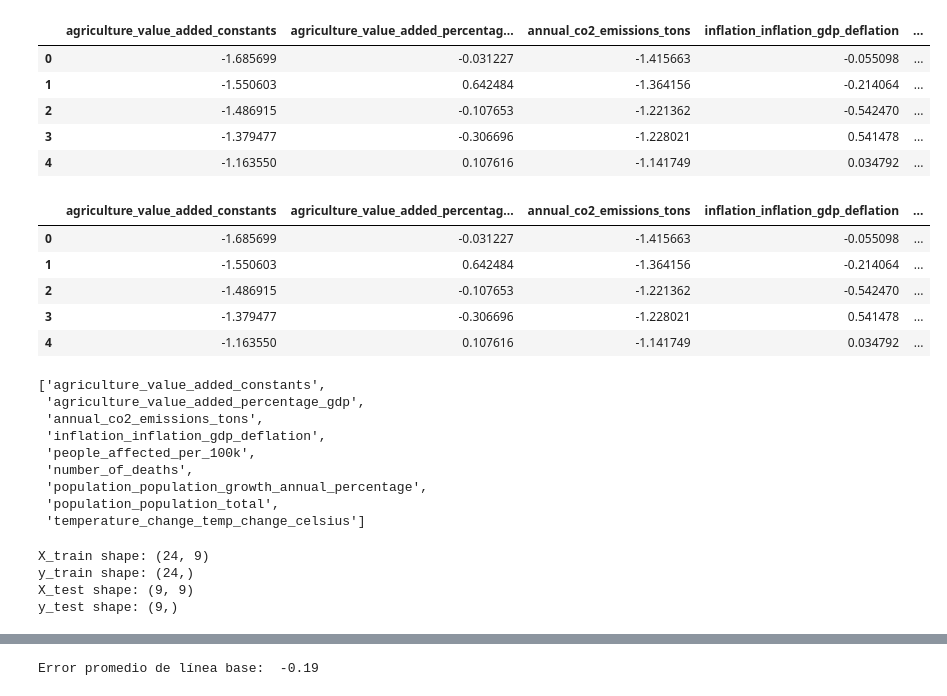
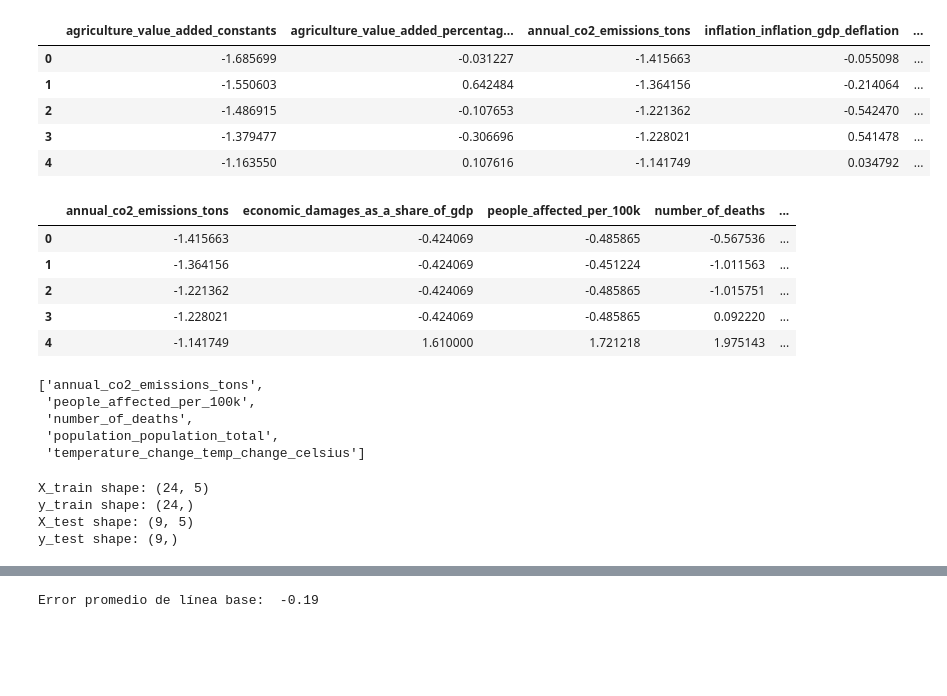
Before and after one commit to LAURYMEOW/Machine-Leraning-Project, a Jupyter notebook: Respaldo/Machine_learning/Notebook.2/PAKISTAN_Correlation_Analysis and Linear Regression Model.ipynb, the cells around one changed output, grey strips where cells are left out. Saved outputs shown, nothing was run; the diff lists cells and outputs as text; code cells hidden in the pictures; blank space fills up the shorter version.

```diff
--- a/Respaldo/Machine_learning/Notebook.2/PAKISTAN_Correlation_Analysis and Linear Regression Model.ipynb
+++ b/Respaldo/Machine_learning/Notebook.2/PAKISTAN_Correlation_Analysis and Linear Regression Model.ipynb
@@ -1732,15 +1732,15 @@ df_scaled.head()
 | 3 | -1.379477 | -0.306696 | -1.228021 | 0.541478 | ... |
 | 4 | -1.163550 | 0.107616 | -1.141749 | 0.034792 | ... |
 # %%
-df_scaled=df_scaled.drop(['residual'],axis=1)
+df_scaled=df_scaled.drop(['agriculture_value_added_constants','agriculture_value_added_percentage_gdp','population_population_growth_annual_percentage','inflation_inflation_gdp_deflation','residual'],axis=1)
 df_scaled.head()
 # %% [output]
-|  | agriculture_value_added_constants | agriculture_value_added_percentag... | annual_co2_emissions_tons | inflation_inflation_gdp_deflation | ... |
-| 0 | -1.685699 | -0.031227 | -1.415663 | -0.055098 | ... |
-| 1 | -1.550603 | 0.642484 | -1.364156 | -0.214064 | ... |
-| 2 | -1.486915 | -0.107653 | -1.221362 | -0.542470 | ... |
-| 3 | -1.379477 | -0.306696 | -1.228021 | 0.541478 | ... |
-| 4 | -1.163550 | 0.107616 | -1.141749 | 0.034792 | ... |
+|  | annual_co2_emissions_tons | economic_damages_as_a_share_of_gdp | people_affected_per_100k | number_of_deaths | ... |
+| 0 | -1.415663 | -0.424069 | -0.485865 | -0.567536 | ... |
+| 1 | -1.364156 | -0.424069 | -0.451224 | -1.011563 | ... |
+| 2 | -1.221362 | -0.424069 | -0.485865 | -1.015751 | ... |
+| 3 | -1.228021 | -0.424069 | -0.485865 | 0.092220 | ... |
+| 4 | -1.141749 | 1.610000 | 1.721218 | 1.975143 | ... |
 # %%
 # Set independent and dependent variables
 y = np.array(df_scaled['economic_damages_as_a_share_of_gdp'])
@@ -1749,13 +1749,9 @@ X = df_scaled.drop(['economic_damages_as_a_share_of_gdp'],axis=1)
 feature_list = list(X.columns)
 feature_list
 # %% [output]
-['agriculture_value_added_constants',
- 'agriculture_value_added_percentage_gdp',
- 'annual_co2_emissions_tons',
- 'inflation_inflation_gdp_deflation',
+['annual_co2_emissions_tons',
  'people_affected_per_100k',
  'number_of_deaths',
- 'population_population_growth_annual_percentage',
  'population_population_total',
  'temperature_change_temp_change_celsius']
 # %%
@@ -1769,7 +1765,7 @@ print('y_train shape:', y_train.shape)
 print('X_test shape:', X_test.shape)
 print('y_test shape:', y_test.shape)
 # %% [output]
-X_train shape: (24, 9)
+X_train shape: (24, 5)
 y_train shape: (24,)
-X_test shape: (9, 9)
+X_test shape: (9, 5)
 y_test shape: (9,)
```
Also changed, not shown: parts of 83 cells of this notebook.
